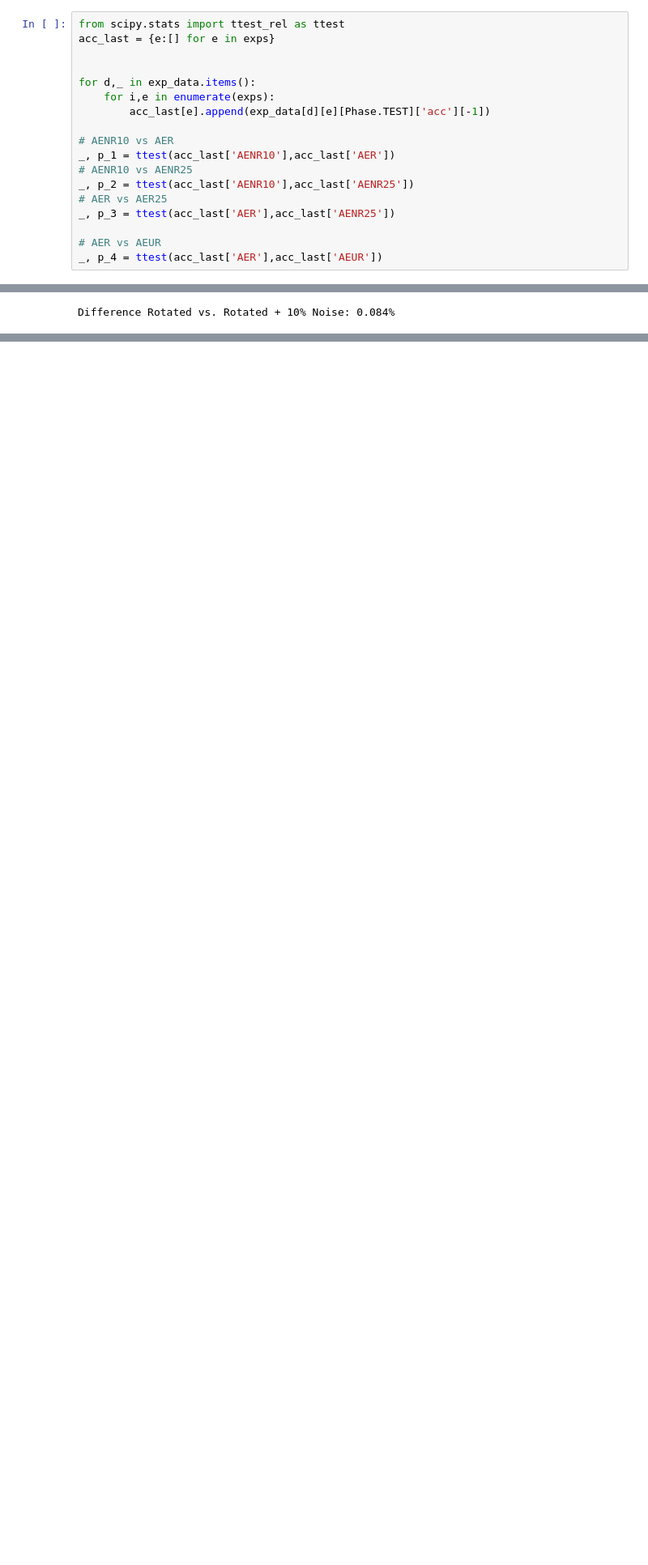
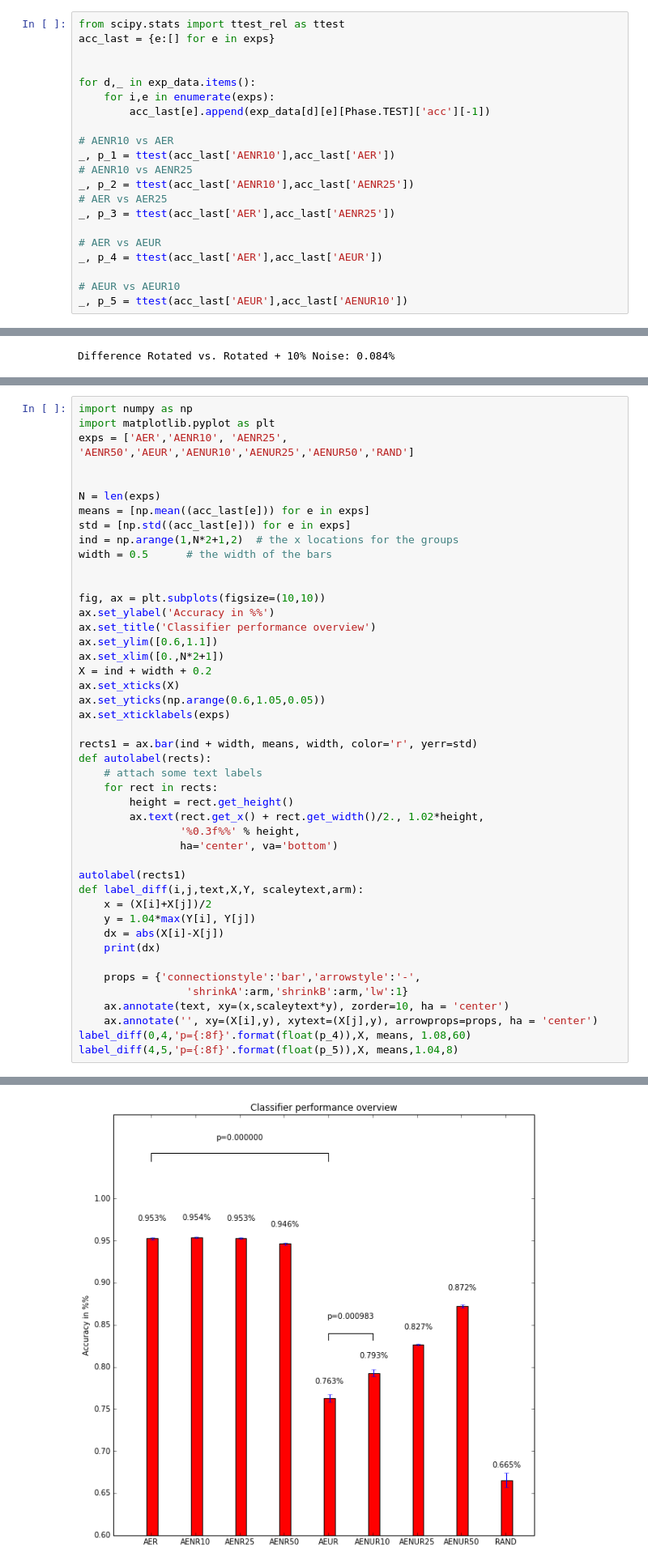
Before and after one commit to Kreiswolke/DeepInvariance, a Jupyter notebook: plot_results.ipynb, the cells around one changed output, grey strips where cells are left out. Shown at 81% size. Cells and saved outputs as stored; diff of their text form; blank space fills up the shorter version.

```diff
--- a/plot_results.ipynb
+++ b/plot_results.ipynb
@@ -240,6 +240,9 @@ _, p_3 = ttest(acc_last['AER'],acc_last['AENR25'])
 
 # AER vs AEUR
 _, p_4 = ttest(acc_last['AER'],acc_last['AEUR'])
+
+# AEUR vs AEUR10
+_, p_5 = ttest(acc_last['AEUR'],acc_last['AENUR10'])
 # %%
 print(p_1, p_2, p_3, p_4)
 # %% [output]
@@ -250,0 +260,46 @@ Difference Rotated vs. Rotated + 10% Noise: 0.084%
+# %%
+import numpy as np
+import matplotlib.pyplot as plt
+exps = ['AER','AENR10', 'AENR25', 'AENR50','AEUR','AENUR10','AENUR25','AENUR50','RAND']
+
+
+N = len(exps)
+means = [np.mean((acc_last[e])) for e in exps]
+std = [np.std((acc_last[e])) for e in exps]
+ind = np.arange(1,N*2+1,2)  # the x locations for the groups
+width = 0.5      # the width of the bars
+
+
+fig, ax = plt.subplots(figsize=(10,10))
+ax.set_ylabel('Accuracy in %%')
+ax.set_title('Classifier performance overview')
+ax.set_ylim([0.6,1.1])
+ax.set_xlim([0.,N*2+1])
+X = ind + width + 0.2
+ax.set_xticks(X)
+ax.set_yticks(np.arange(0.6,1.05,0.05))
+ax.set_xticklabels(exps)
+
+rects1 = ax.bar(ind + width, means, width, color='r', yerr=std)
+def autolabel(rects):
+    # attach some text labels
+    for rect in rects:
+        height = rect.get_height()
+        ax.text(rect.get_x() + rect.get_width()/2., 1.02*height,
+                '%0.3f%%' % height,
+                ha='center', va='bottom')
+
+autolabel(rects1)
+def label_diff(i,j,text,X,Y, scaleytext,arm):
+    x = (X[i]+X[j])/2
+    y = 1.04*max(Y[i], Y[j])
+    dx = abs(X[i]-X[j])
+    print(dx)
+
+    props = {'connectionstyle':'bar','arrowstyle':'-',
+                 'shrinkA':arm,'shrinkB':arm,'lw':1}
+    ax.annotate(text, xy=(x,scaleytext*y), zorder=10, ha = 'center')
+    ax.annotate('', xy=(X[i],y), xytext=(X[j],y), arrowprops=props, ha = 'center')
+label_diff(0,4,'p={:8f}'.format(float(p_4)),X, means, 1.08,60)
+label_diff(4,5,'p={:8f}'.format(float(p_5)),X, means,1.04,8)
+# %% [output]
@@ -250,0 +308 @@ Difference Rotated vs. Rotated + 10% Noise: 0.084%
+[figure, added]
```
Also changed, not shown: parts of 3 cells of this notebook.
